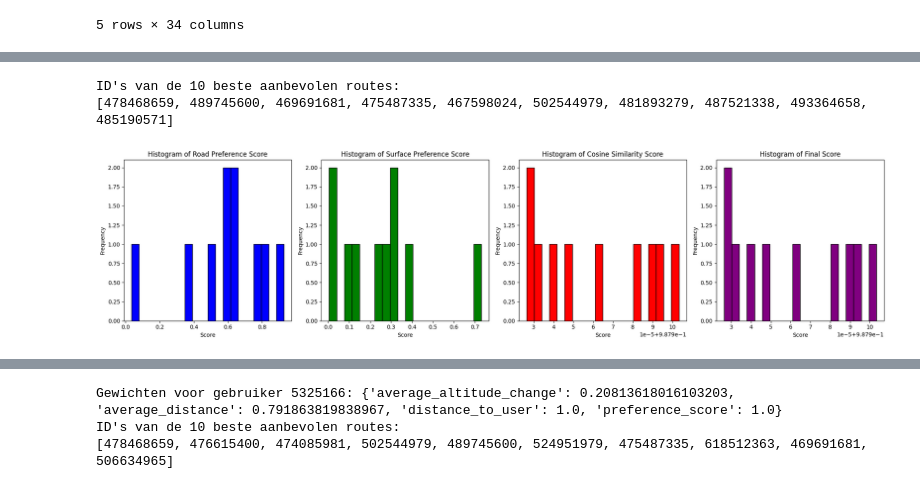
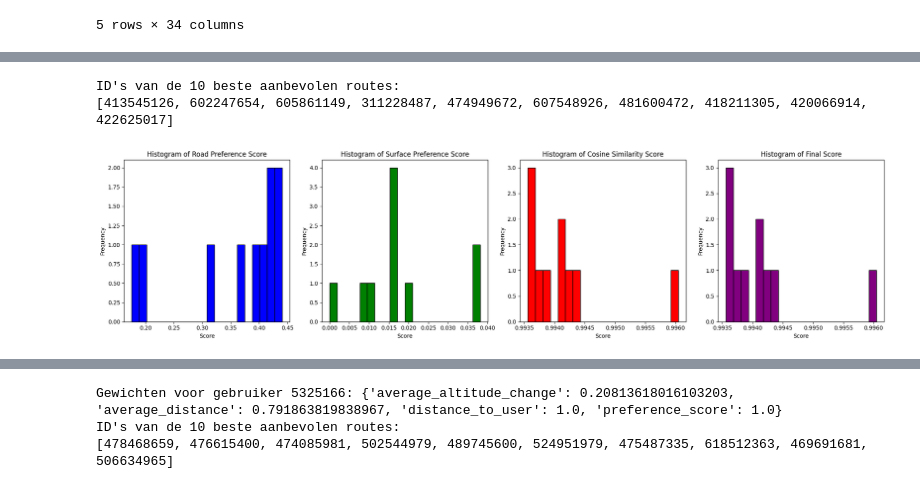
Before and after one commit to PattynRuben/ResearchProject, a Jupyter notebook: Loopcode_uitbreiding/notebook.ipynb, the cells around one changed output, grey strips where cells are left out. Drawn from its saved outputs; the diff is of its cells as text; code cells hidden in the pictures.

```diff
--- a/Loopcode_uitbreiding/notebook.ipynb
+++ b/Loopcode_uitbreiding/notebook.ipynb
@@ -998,7 +998,7 @@ import matplotlib.pyplot as plt
 
 # Laad de gebruikersprofielen en routes
 user_profiles_df = pd.read_json('bijgewerkte_gebruikersprofielen_v2.json', lines=True)
-routes_df = pd.read_json('nieuw_bestand.json', lines=True)
+routes_df = pd.read_json('combined_lines_volledig.json', lines=True)
 
 # Preprocessing van de routegegevens
 routes_df['mean_altitude'] = routes_df['altitude'].apply(np.mean)
@@ -1053,6 +1053,12 @@ def calculate_preference_score(user_preferences, route_features):
     total_user_pref = sum(user_preferences.values())
     total_route_feat = sum(route_features.values())
 
+    # Voeg een controle toe om division by zero te voorkomen
+    if total_user_pref == 0:
+        total_user_pref = 1  # Voorkom delen door 0 door 1 te gebruiken als de som 0 is
+    if total_route_feat == 0:
+        total_route_feat = 1  # Hetzelfde voor de som van route features
+
     score = 0
     for feature_type in user_preferences.keys():
         user_freq = user_preferences.get(feature_type, 0) / total_user_pref
@@ -1061,6 +1067,7 @@ def calculate_preference_score(user_preferences, route_features):
         score += min(user_freq, route_freq)
     # Verhoog de score om een beter onderscheid tussen routes te bieden
     return score * 100
+
 
 # Functie om histograms te plotten voor de gegeven features
 def plot_histograms(routes_df, features, bins=20, figsize=(20, 15)):
@@ -1082,20 +1089,34 @@ def recommend_routes_for_user_corrected(user_id, user_profiles_df, routes_df, us
         return pd.DataFrame()
 
     user_data = user_profiles_df[user_profiles_df['userId'] == user_id].iloc[0]
+    user_weights = gewichten[user_id]
 
-    # Bereken de afstand tussen de gebruiker en elke route
+   # Bereken de afstand tussen de gebruiker en elke route...
     routes_df['distance_to_user'] = routes_df.apply(lambda row: geodesic(
         (user_data['most_common_lat'], user_data['most_common_lon']),
         (row['mean_latitude'], row['mean_longitude'])).kilometers, axis=1)
 
-    user_weights = gewichten[user_id]
 
-    # Pas gebruikersgewichten toe op de gebruikersfeatures voor cosine similarity berekening
-    weighted_user_features = np.array([
-        user_data['average_altitude_changes'] * user_weights['average_altitude_change'],
-        user_data['average_distances'] * user_weights['average_distance'],
-        1 * user_weights['distance_to_user']  # Voor distance_to_user wordt verondersteld dat deze altijd 1 is
-    ]).reshape(1, -1)
+
+    # Pas de functie toe om de cosine similarity te berekenen met inbegrip van alle relevante gewichten
+    def calculate_cosine_similarity(row):
+        user_values = np.array([
+            user_data['average_altitude_changes'] * user_weights['average_altitude_change'],
+            user_data['average_distances'] * user_weights['average_distance'],
+            1 * user_weights['distance_to_user']  # Voor distance_to_user wordt verondersteld dat deze altijd 1 is
+        ])
+
+        route_values = np.array([
+            row['altitude_change'],
+            row['distance'],
+            row['distance_to_user']
+        ])
+
+        # Cosine similarity berekenen
+        return cosine_similarity([user_values], [route_values])[0][0]
+
+    routes_df['cosine_similarity_score'] = routes_df.apply(calculate_cosine_similarity, axis=1)
+
 
     # Voorkeursscores voor wegen en ondergronden berekenen
     routes_df['road_preference_score'] = routes_df['highways'].apply(lambda highways: calculate_preference_score(user_data['voorkeur_wegen'], highways))
@@ -1104,13 +1125,6 @@ def recommend_routes_for_user_corrected(user_id, user_profiles_df, routes_df, us
     # Normaliseer de voorkeursscores
     scaler = MinMaxScaler()
     routes_df[['road_preference_score', 'surface_preference_score']] = scaler.fit_transform(routes_df[['road_preference_score', 'surface_preference_score']])
-
-    # Pas route features aan voor cosine similarity berekening
-    route_features = routes_df[['altitude_change', 'distance', 'distance_to_user']].to_numpy()
-
-    # Bereken cosine similarity tussen gebruiker en routes
-    routes_df['cosine_similarity_score'] = cosine_similarity(weighted_user_features, route_features).flatten()
-
     # Bereken de finale score, je kunt hier besluiten of je de voorkeursscores wilt meewegen in de finale score
     routes_df['final_score'] = routes_df['cosine_similarity_score']  # Pas indien nodig aan om voorkeursscores mee te nemen
 
@@ -1193,35 +1207,35 @@ def plot_histograms_for_scores(routes_df, figsize=(20, 5)):
 
     # Histogram voor final_score
     plt.subplot(1, 4, 4)  # 1x4 grid, positie 4
     plt.hist(routes_df['final_score'], bins=20, edgecolor='black', color='purple')
     plt.title('Histogram of Final Score')
     plt.xlabel('Score')
     plt.ylabel('Frequency')
 
     plt.tight_layout()
     plt.show()
 
 
 
 # Test de functie voor een specifieke gebruiker en visualiseer de resultaten
 # sample_user_id = 8974660
 # sample_user_id = 8899244
 # sample_user_id = 5325166
 sample_user_id = 6361870
 recommended_routes = recommend_routes_for_user_corrected(sample_user_id, user_profiles_df, routes_df)
 
 # In een Jupyter-notebook, toon de kaart direct
 recommended_routes.head()
 plot_histograms_for_scores(recommended_routes)
 # Visualiseer de aanbevolen routes voor een specifieke gebruiker op een kaart
 map_obj = visualize_routes_on_map(sample_user_id, user_profiles_df, recommended_routes)
 
 # In een Jupyter-notebook, toon de kaart direct
 map_obj
 # %% [output]
 ID's van de 10 beste aanbevolen routes:
-[478468659, 489745600, 469691681, 475487335, 467598024, 502544979, 481893279, 487521338, 493364658, 485190571]
+[413545126, 602247654, 605861149, 311228487, 474949672, 607548926, 481600472, 418211305, 420066914, 422625017]
-[figure, old version]
+[figure, new version]
 [interactive output not drawn]
 # %%
 import pandas as pd
```
